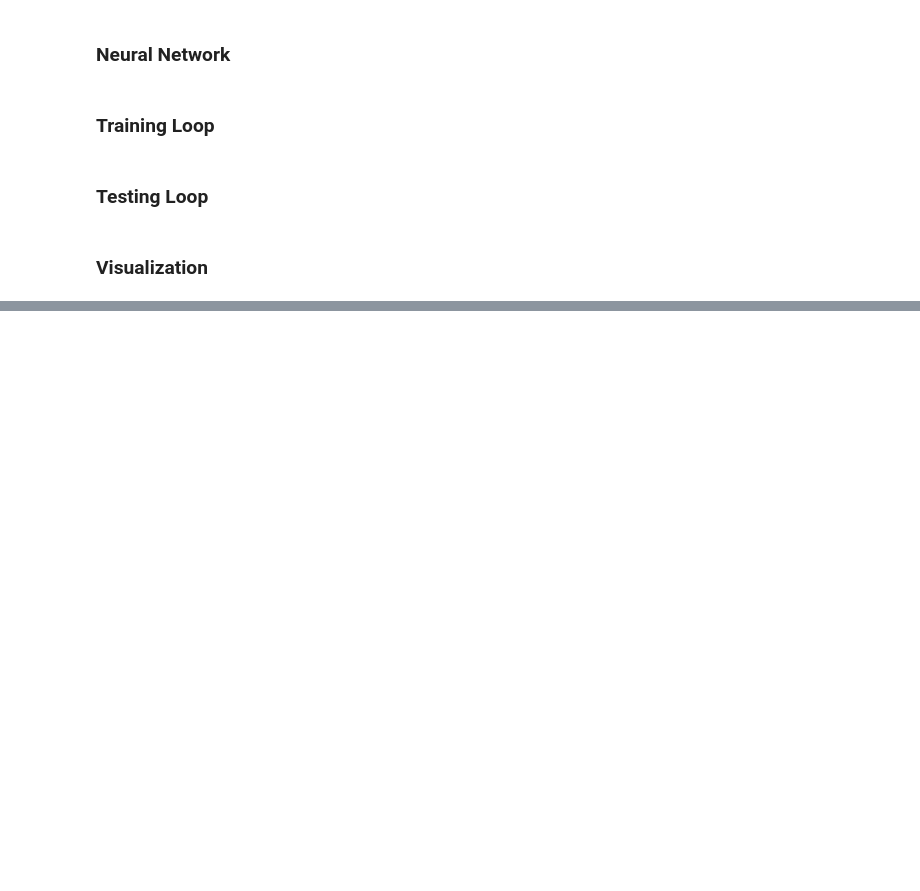
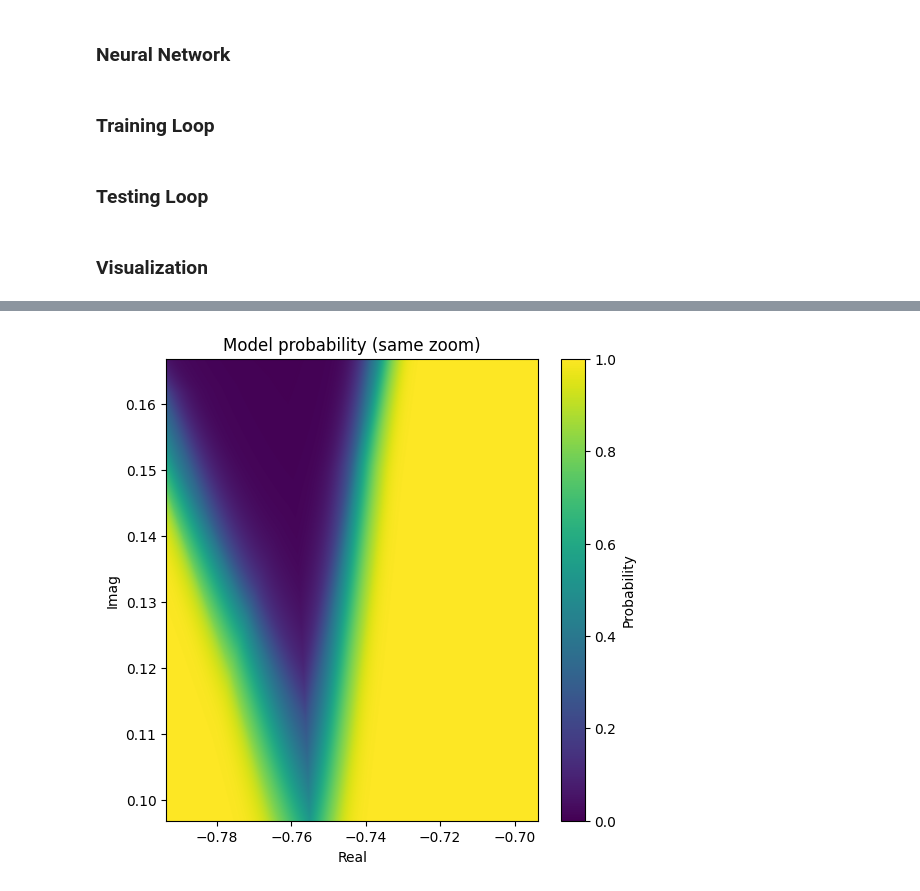
Before and after one commit to Charly21r/Mandelbrot-set-neural-net, a Jupyter notebook: experiment.ipynb, the cells around one changed output, grey strips where cells are left out. Cells and saved outputs as stored; diff of their text form; code cells hidden in the pictures; blank space fills up the shorter version.

```diff
--- a/experiment.ipynb
+++ b/experiment.ipynb
@@ -289,0 +355,14 @@ save_animation(checkpoint_paths, build_model_fn, device,
+# %%
+model.eval()
+Xg, Yg, grid = make_grid(xlim, ylim, res=(800, 800))
+prob = model_prob_grid(model, device, grid, res=(800, 800))
+
+plt.figure(figsize=(6, 6))
+plt.imshow(prob, extent=[*xlim, *ylim], origin="lower", aspect="auto",
+           interpolation="lanczos", vmin=0.0, vmax=1.0)
+plt.colorbar(label="Probability")
+plt.xlabel("Real"); plt.ylabel("Imag")
+plt.title("Model probability (same zoom)")
+plt.show()
+# %% [output]
+[figure, added]
```
Also changed, not shown: parts of 3 cells of this notebook, 1 other file.
